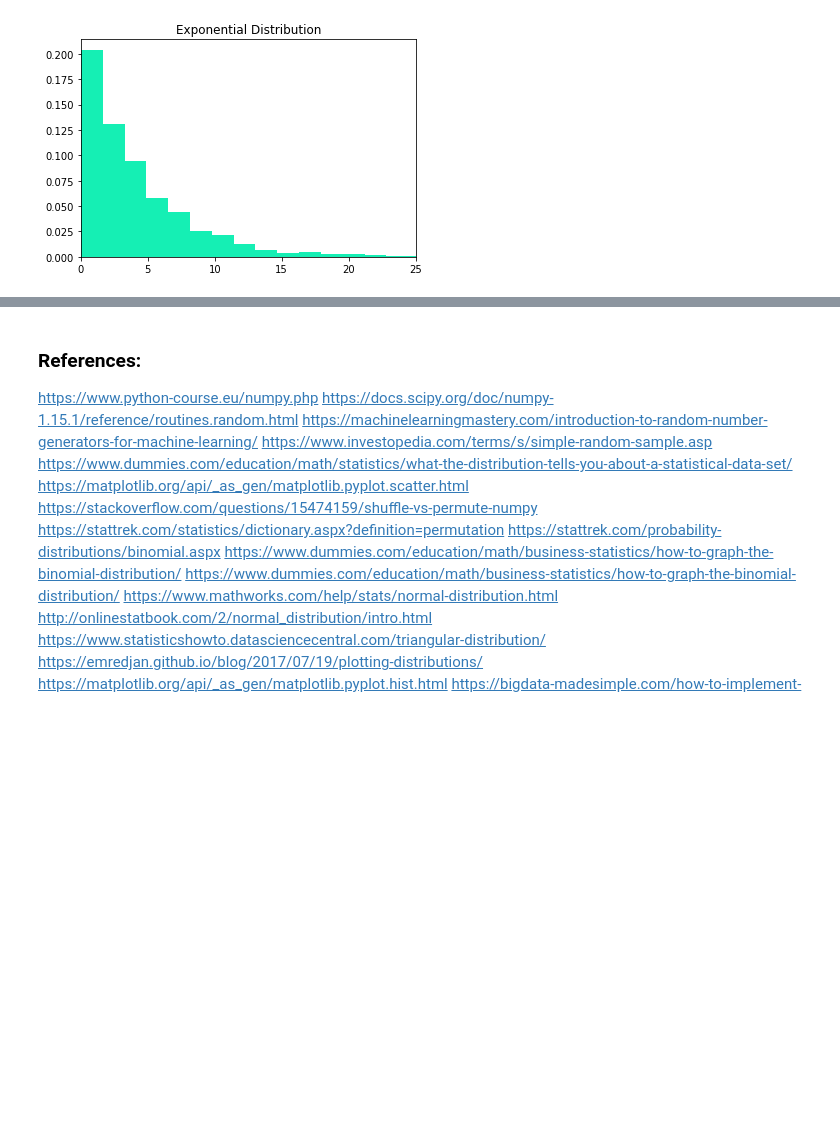
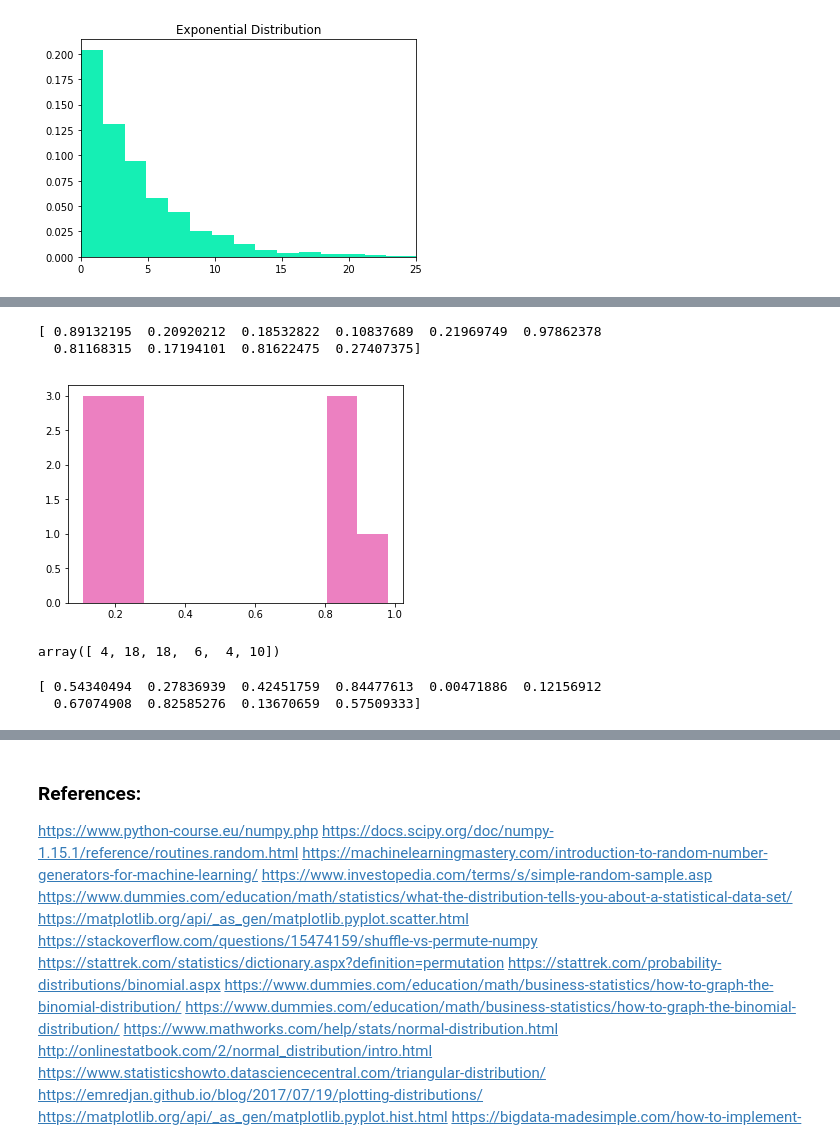
Before and after one commit to shammas012/NumpyRandom, a Jupyter notebook: NumpyRandomPackage.ipynb, the cells around one changed output, grey strips where cells are left out. Saved outputs shown, nothing was run; the diff lists cells and outputs as text; code cells hidden in the pictures; blank space fills up the shorter version.

```diff
--- a/NumpyRandomPackage.ipynb
+++ b/NumpyRandomPackage.ipynb
@@ -363,0 +384,23 @@ All these function provide the output by performing some operation on a value. W
+# %%
+randSecondExecution = np.random.rand(10)
+print(randSecondExecution)
+# %% [output]
+[ 0.89132195  0.20920212  0.18532822  0.10837689  0.21969749  0.97862378
+  0.81168315  0.17194101  0.81622475  0.27407375]
+# %%
+plt.hist(randSecondExecution, facecolor='#EC80C1')
+plt.show()
+# %% [output]
+[figure, added]
+# %%
+rm.choice(np.arange(0,20,2),6,replace='True')
+# %% [output]
+array([ 4, 18, 18,  6,  4, 10])
+# %%
+#resetting the seed again to 100
+np.random.seed(100)
+randThirdExecution = np.random.rand(10)
+print(randThirdExecution)
+# %% [output]
+[ 0.54340494  0.27836939  0.42451759  0.84477613  0.00471886  0.12156912
+  0.67074908  0.82585276  0.13670659  0.57509333]
```
Also changed, not shown: parts of 10 cells of this notebook.
